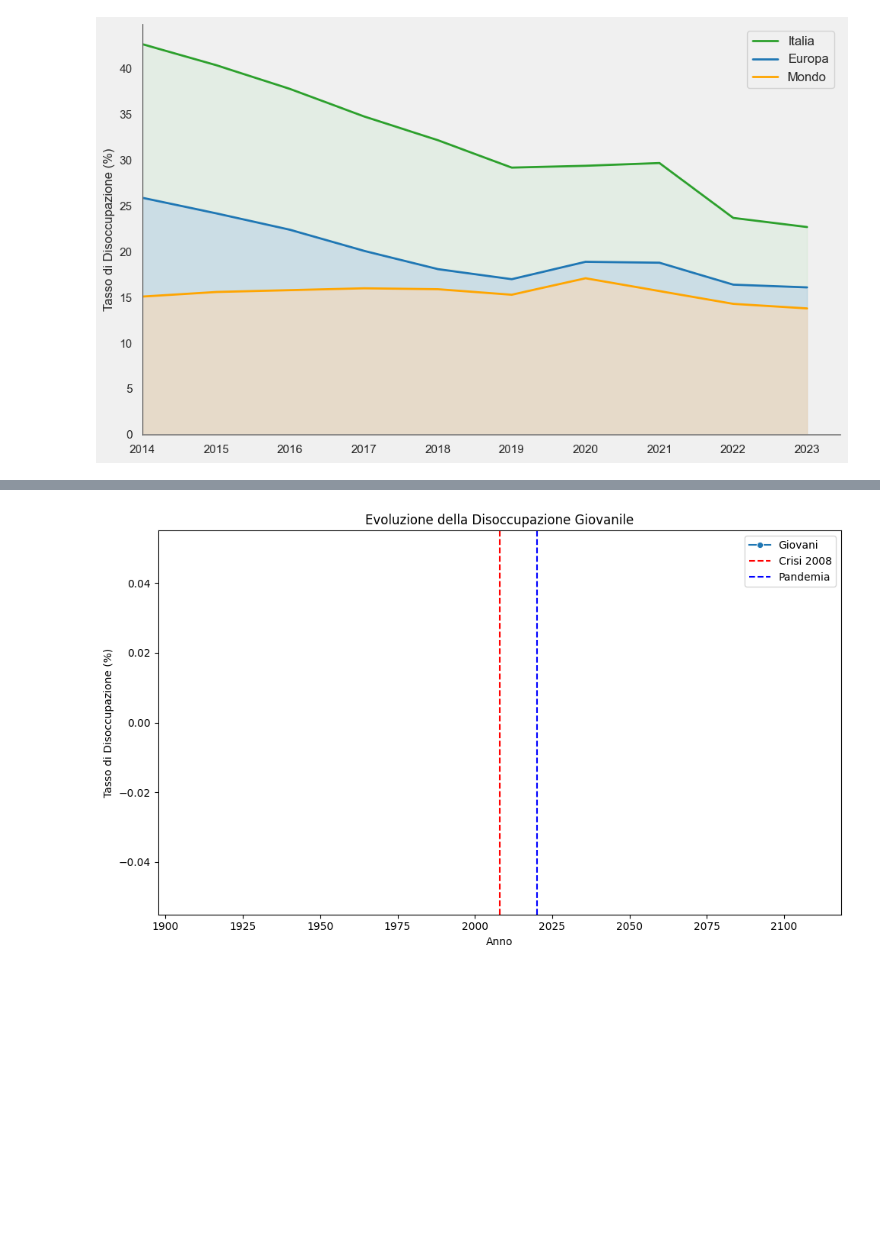
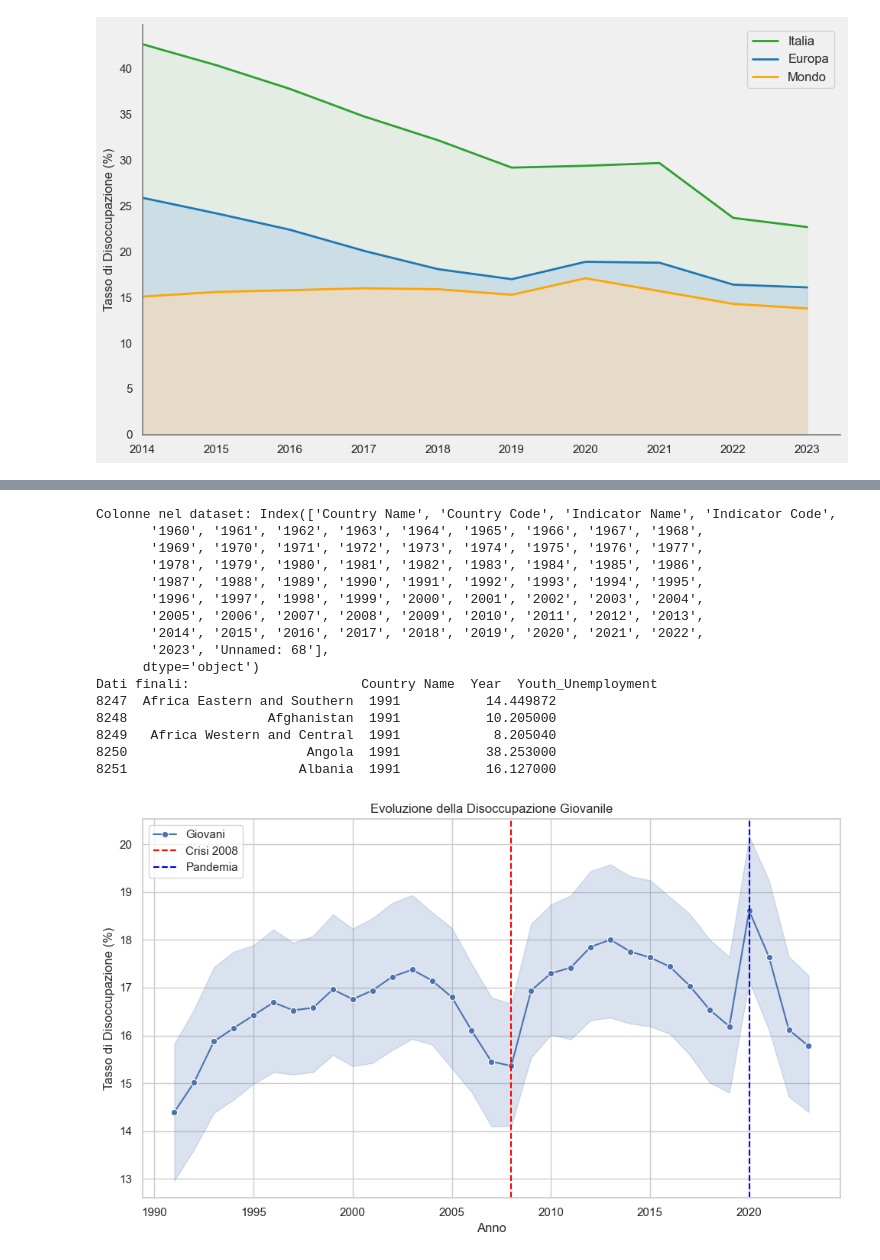
Before and after one commit to lauri14/progetto_visualizzazione_scientifica, a Jupyter notebook: progetto.ipynb, the cells around one changed output, grey strips where cells are left out. Drawn from its saved outputs; the diff is of its cells as text; code cells hidden in the pictures; blank space fills up the shorter version.

```diff
--- a/progetto.ipynb
+++ b/progetto.ipynb
@@ -1549,28 +1549,62 @@ for year in years:
 ... (9 outputs left out)
 # %%
-# 2. Evoluzione della Disoccupazione Giovanile in Relazione alle Crisi
 import pandas as pd
 import matplotlib.pyplot as plt
 import seaborn as sns
-import geopandas as gpd
 
-data = pd.read_csv('./disoccupazioneMondo.csv')  # Dati con colonne "Country Name", "Indicator Name" e anni da 1960 a 2023
-youth_unemployment = data[data['Indicator Name'] == 'Unemployment, youth total (% of total labor force ages 15-24)']
-youth_unemployment = youth_unemployment.melt(
+# Caricamento dei dati
+data = pd.read_csv('./disoccupazioneMondo.csv')
+
+# Controllo delle colonne disponibili
+print("Colonne nel dataset:", data.columns)
+
+# Selezioniamo solo le colonne necessarie
+# La colonna 'Country Name' e le colonne degli anni (da 1960 a 2023)
+years = [str(year) for year in range(1960, 2024)]  # Anni da 1960 a 2023
+
+# Filtro i dati per ottenere solo le colonne utili
+data_filtered = data[['Country Name'] + years]
+
+# Trasformazione con melt
+youth_unemployment = data_filtered.melt(
     id_vars=['Country Name'],
     var_name='Year',
     value_name='Youth_Unemployment'
-    )
+)
+
+# Pulizia dei dati: convertiamo 'Year' in numerico e rimuoviamo valori NaN
 youth_unemployment['Year'] = pd.to_numeric(youth_unemployment['Year'], errors='coerce')
+youth_unemployment = youth_unemployment.dropna(subset=['Youth_Unemployment'])
+
+# Verifica dei dati finali
+print("Dati finali:", youth_unemployment.head())
+
+# Grafico
 plt.figure(figsize=(10, 6))
 sns.lineplot(data=youth_unemployment, x='Year', y='Youth_Unemployment', marker='o', label='Giovani')
 plt.axvline(2008, color='red', linestyle='--', label='Crisi 2008')
 plt.axvline(2020, color='blue', linestyle='--', label='Pandemia')
 plt.title('Evoluzione della Disoccupazione Giovanile')
 plt.ylabel('Tasso di Disoccupazione (%)')
 plt.xlabel('Anno')
 plt.legend()
 plt.tight_layout()
 plt.show()
 # %% [output]
+Colonne nel dataset: Index(['Country Name', 'Country Code', 'Indicator Name', 'Indicator Code',
+       '1960', '1961', '1962', '1963', '1964', '1965', '1966', '1967', '1968',
+       '1969', '1970', '1971', '1972', '1973', '1974', '1975', '1976', '1977',
+       '1978', '1979', '1980', '1981', '1982', '1983', '1984', '1985', '1986',
+       '1987', '1988', '1989', '1990', '1991', '1992', '1993', '1994', '1995',
+       '1996', '1997', '1998', '1999', '2000', '2001', '2002', '2003', '2004',
+       '2005', '2006', '2007', '2008', '2009', '2010', '2011', '2012', '2013',
+       '2014', '2015', '2016', '2017', '2018', '2019', '2020', '2021', '2022',
+       '2023', 'Unnamed: 68'],
+      dtype='object')
+Dati finali:                      Country Name  Year  Youth_Unemployment
+8247  Africa Eastern and Southern  1991           14.449872
+8248                  Afghanistan  1991           10.205000
+8249   Africa Western and Central  1991            8.205040
+8250                       Angola  1991           38.253000
+8251                      Albania  1991           16.127000
-[figure, old version]
+[figure, new version]
```
Also changed, not shown: parts of 14 cells of this notebook, 6 other files.
